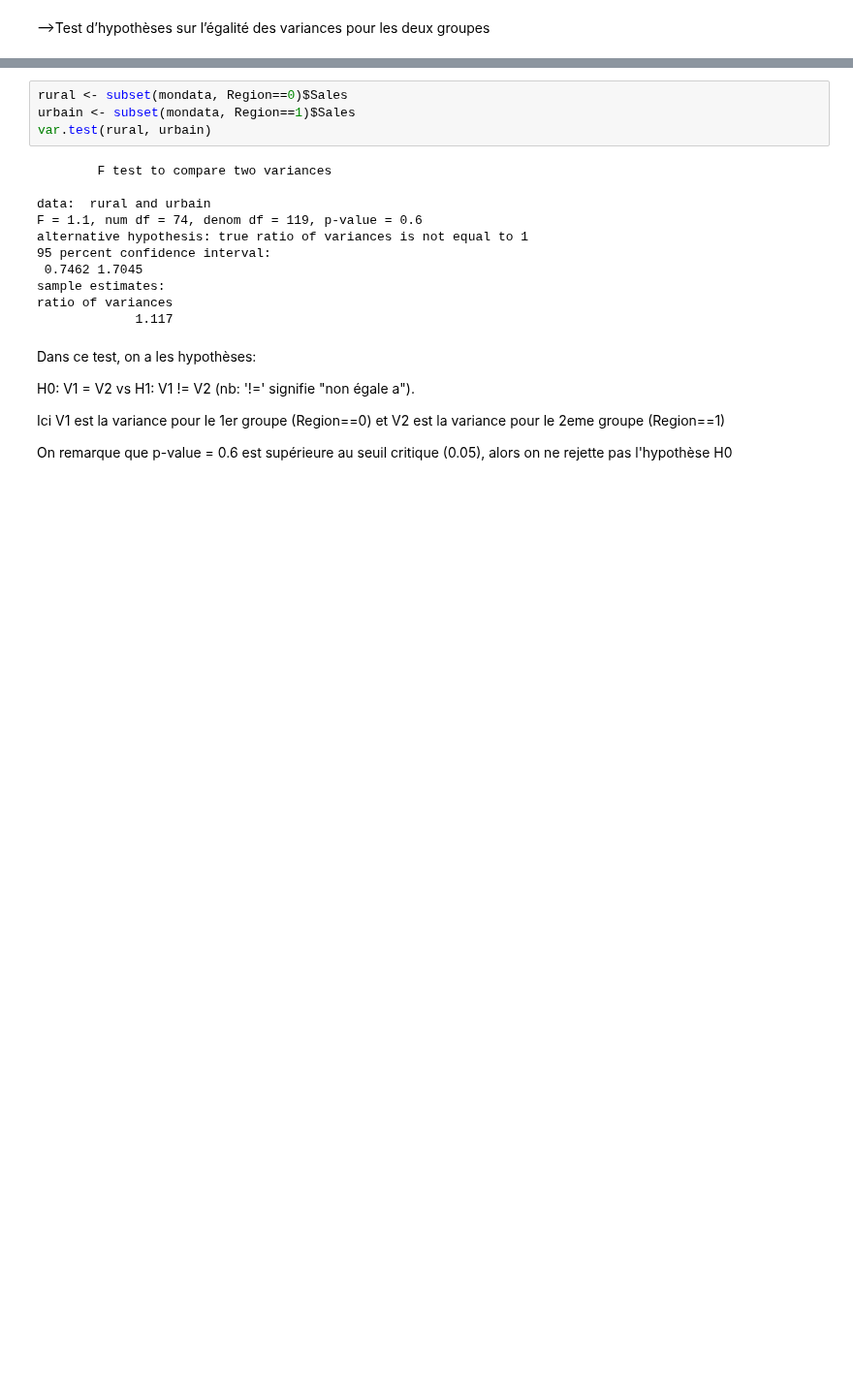
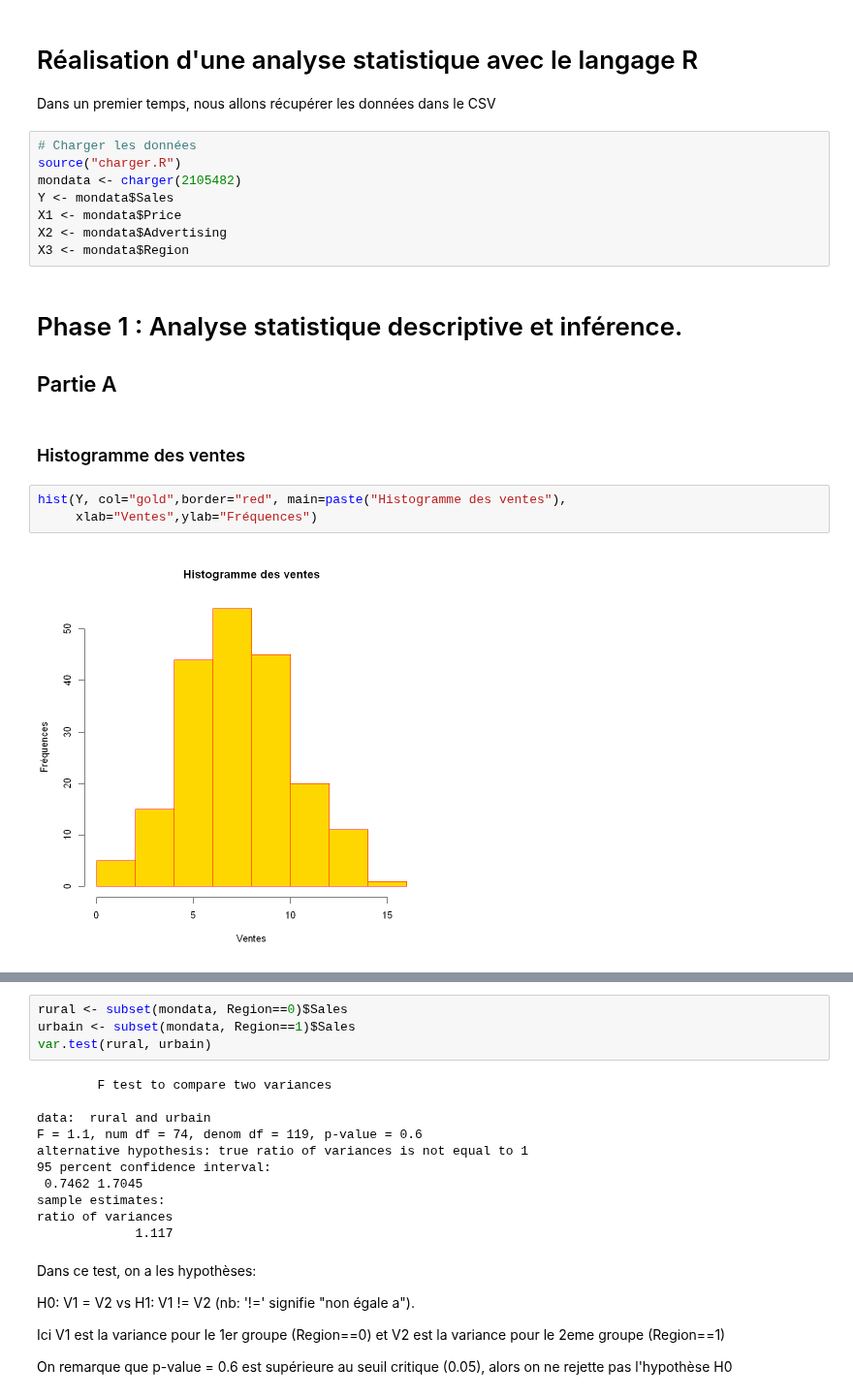
Before and after one commit to loic-hpp/Manage_Data_R, a Jupyter notebook: devoir.ipynb, the cells around one changed output, grey strips where cells are left out. Shown at 97% size. Drawn from its saved outputs; the diff is of its cells as text; blank space fills up the shorter version.

```diff
--- a/devoir.ipynb
+++ b/devoir.ipynb
@@ -131,2 +1,21 @@ statistiques
-# %% [markdown]
--->Test d’hypothèses sur l’égalité des variances pour les deux groupes
+# %% [markdown]
+# Réalisation d'une analyse statistique avec le langage R
+Dans un premier temps, nous allons récupérer les données dans le CSV
+# %%
+# Charger les données
+source("charger.R")
+mondata <- charger(2105482)
+Y <- mondata$Sales
+X1 <- mondata$Price
+X2 <- mondata$Advertising
+X3 <- mondata$Region
+# %% [markdown]
+# Phase 1 : Analyse statistique descriptive et inférence.
+## Partie A
+# %% [markdown]
+### Histogramme des ventes
+# %%
+hist(Y, col="gold",border="red", main=paste("Histogramme des ventes"),
+     xlab="Ventes",ylab="Fréquences")
+# %% [output]
+[figure, added]
```
Also changed, not shown: parts of 104 cells of this notebook.
